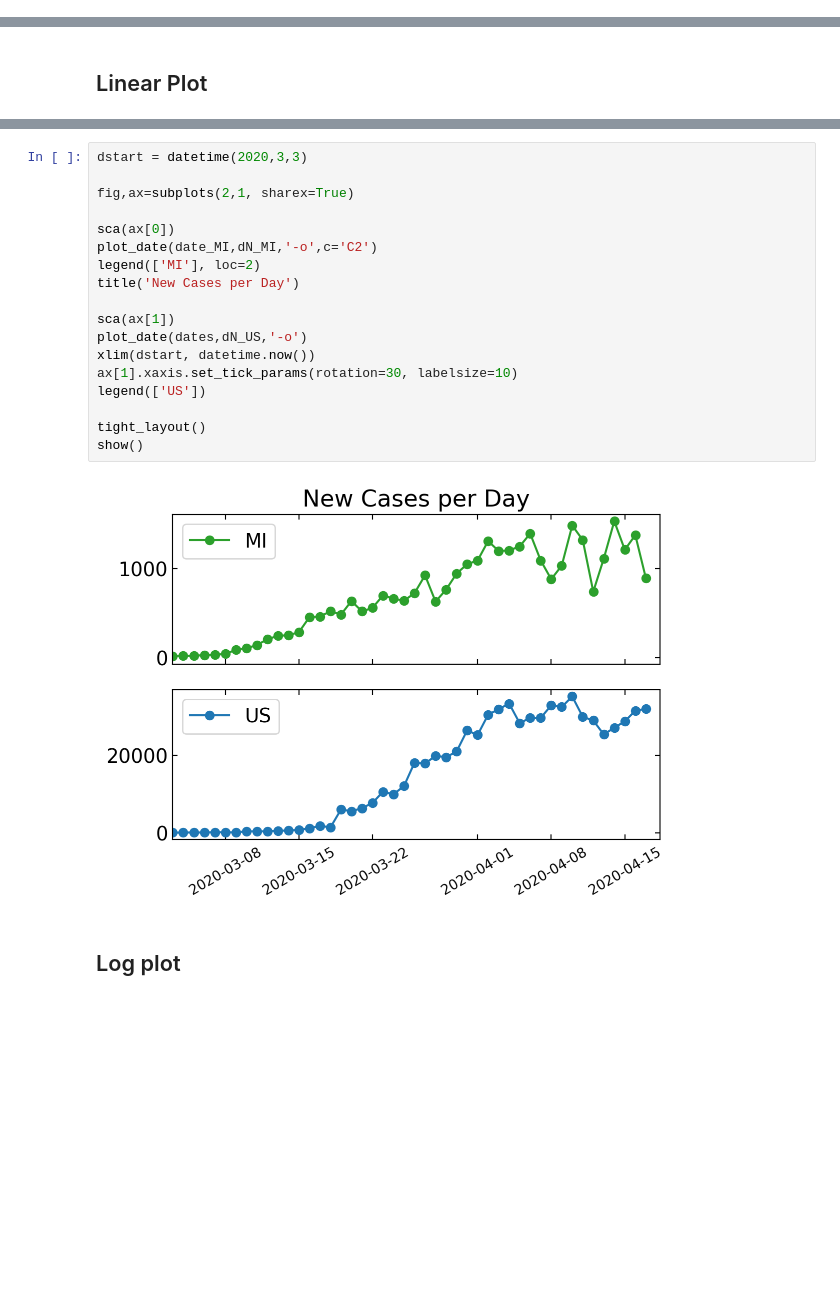
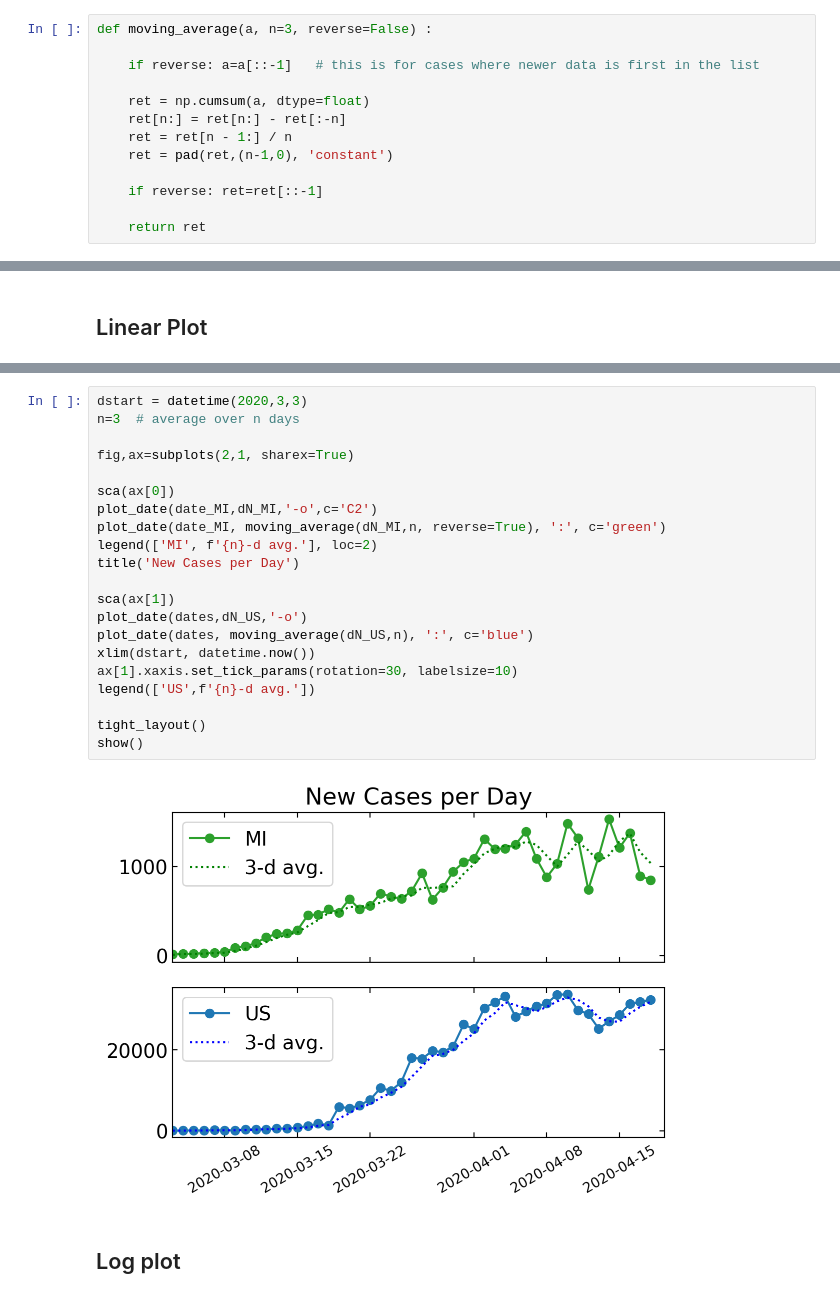
Before and after one commit to scbarton/COVID-19, a Jupyter notebook: Coronavirus COVID-19.ipynb, the cells around one changed output, grey strips where cells are left out. Drawn from its saved outputs; the diff is of its cells as text; blank space fills up the shorter version.

Commit message:
added moving average

```diff
--- a/Coronavirus COVID-19.ipynb
+++ b/Coronavirus COVID-19.ipynb
@@ -21,0 +25,13 @@ Populating the interactive namespace from numpy and matplotlib
+# %%
+def moving_average(a, n=3, reverse=False) :
+
+    if reverse: a=a[::-1]   # this is for cases where newer data is first in the list
+
+    ret = np.cumsum(a, dtype=float)
+    ret[n:] = ret[n:] - ret[:-n]
+    ret = ret[n - 1:] / n
+    ret = pad(ret,(n-1,0), 'constant')
+
+    if reverse: ret=ret[::-1]
+
+    return ret
@@ -85,23 +103,26 @@ show()
 # %%
 dstart = datetime(2020,3,3)
+n=3  # average over n days
 
 fig,ax=subplots(2,1, sharex=True)
 
 sca(ax[0])
 plot_date(date_MI,dN_MI,'-o',c='C2')
-legend(['MI'], loc=2)
+plot_date(date_MI, moving_average(dN_MI,n, reverse=True), ':', c='green')
+legend(['MI', f'{n}-d avg.'], loc=2)
 title('New Cases per Day')
 
 sca(ax[1])
 plot_date(dates,dN_US,'-o')
+plot_date(dates, moving_average(dN_US,n), ':', c='blue')
 xlim(dstart, datetime.now())
 ax[1].xaxis.set_tick_params(rotation=30, labelsize=10)
-legend(['US'])
+legend(['US',f'{n}-d avg.'])
 
 tight_layout()
 show()
 # %% [output]
-[figure, old version]
+[figure, new version]
 # %% [markdown]
 ## Log plot
 # %%
```
Also changed, not shown: parts of 12 cells of this notebook.
